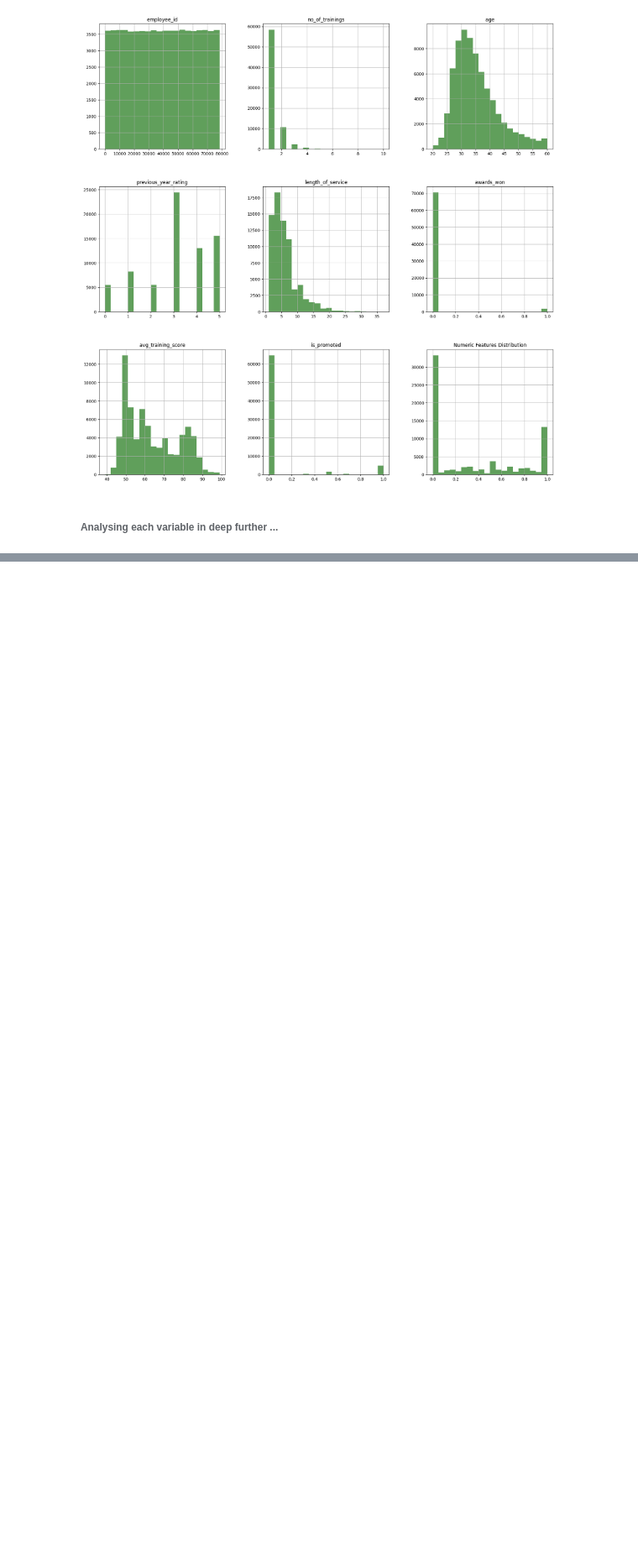
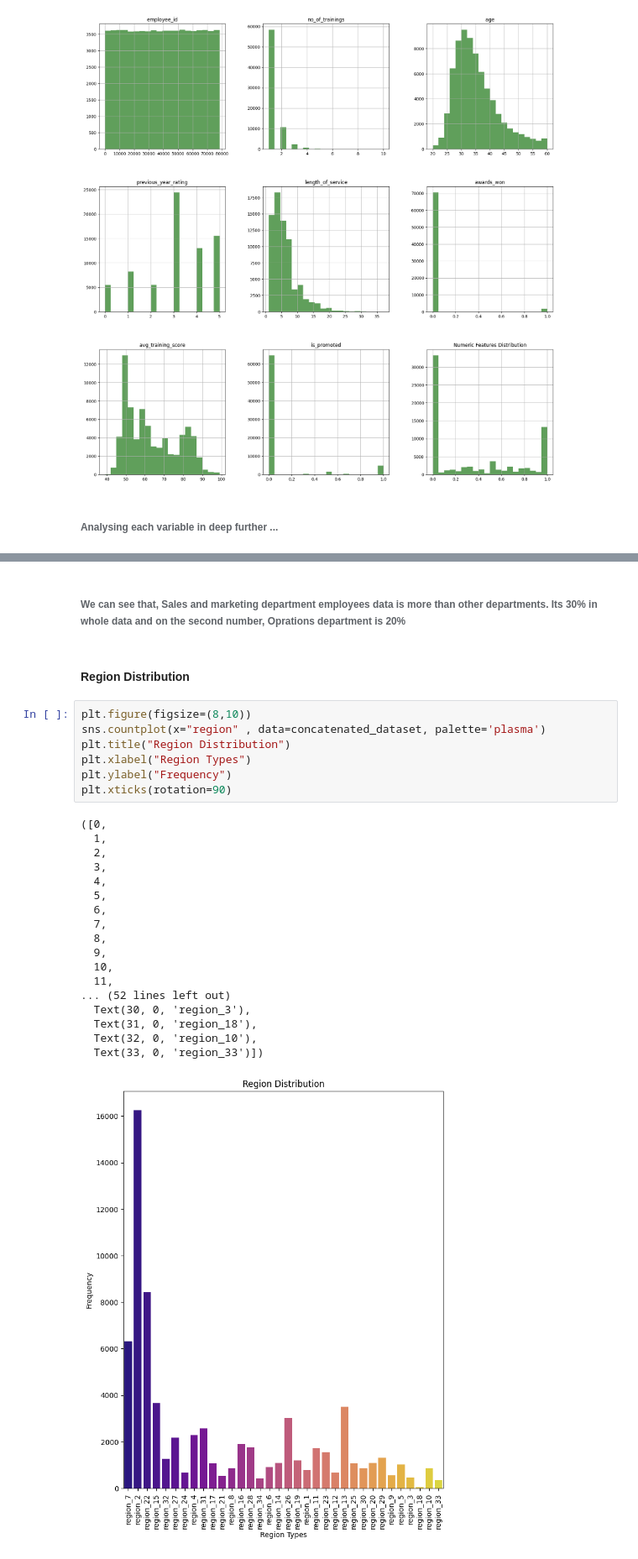
Before and after one commit to SanjanaMahapatra/HR_Analytics_Prediction_Models, a Jupyter notebook: Objective_5/model.ipynb, the cells around one changed output, grey strips where cells are left out. Shown at 84% size. Drawn from its saved outputs; the diff is of its cells as text; blank space fills up the shorter version.

```diff
--- a/Objective_5/model.ipynb
+++ b/Objective_5/model.ipynb
@@ -394,0 +428,30 @@ plt.show()
+# %% [markdown]
+###### We can see that, Sales and marketing department employees data is more than other departments. Its 30% in whole data and on the second number, Oprations department is 20%
+# %% [markdown]
+#### Region Distribution
+# %%
+plt.figure(figsize=(8,10))
+sns.countplot(x="region" , data=concatenated_dataset, palette='plasma')
+plt.title("Region Distribution")
+plt.xlabel("Region Types")
+plt.ylabel("Frequency")
+plt.xticks(rotation=90)
+# %% [output]
+([0,
+  1,
+  2,
+  3,
+  4,
+  5,
+  6,
+  7,
+  8,
+  9,
+  10,
+  11,
+... (52 lines left out)
+  Text(30, 0, 'region_3'),
+  Text(31, 0, 'region_18'),
+  Text(32, 0, 'region_10'),
+  Text(33, 0, 'region_33')])
+[figure, added]
```
Also changed, not shown: parts of 93 cells of this notebook.
